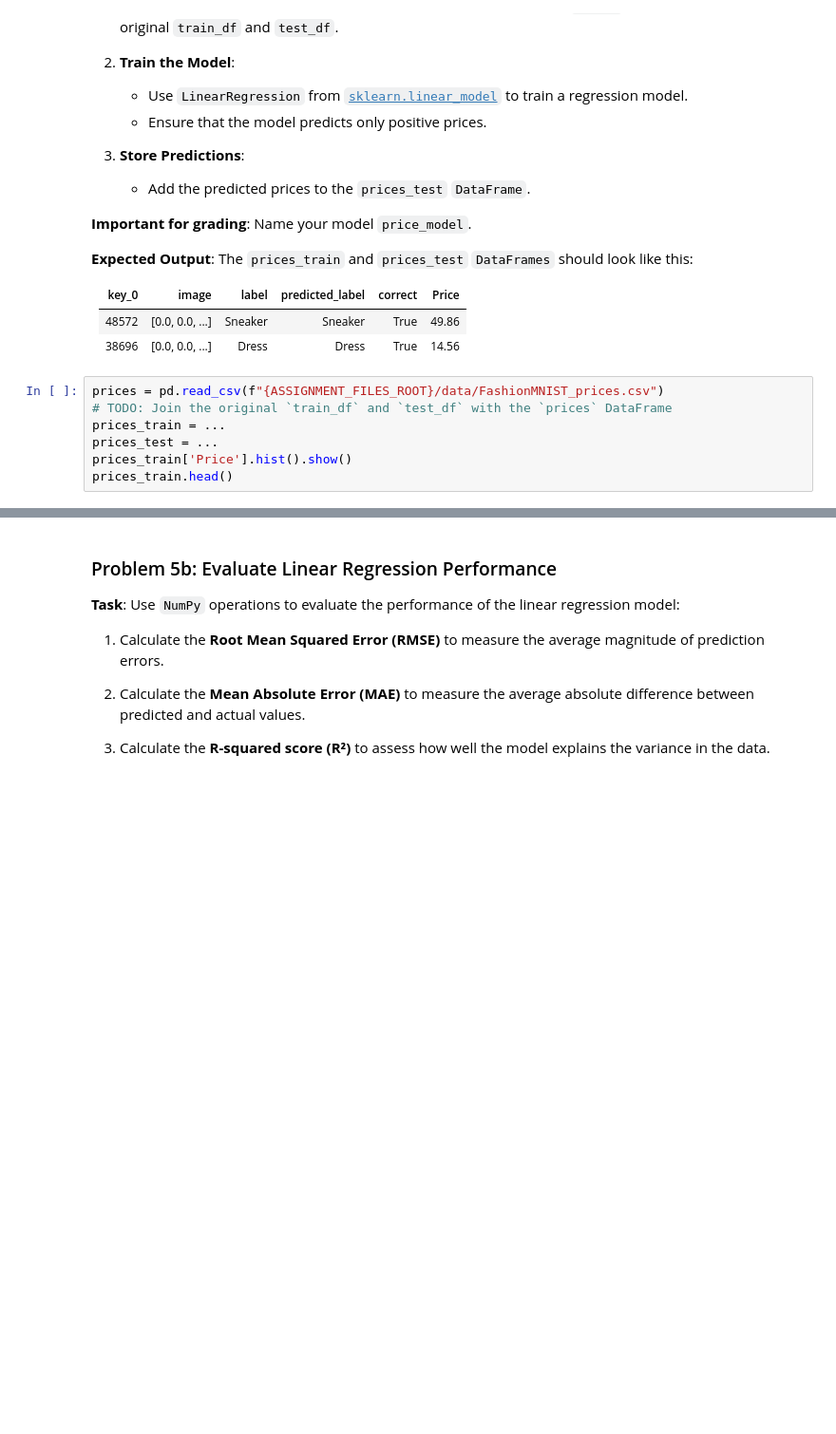
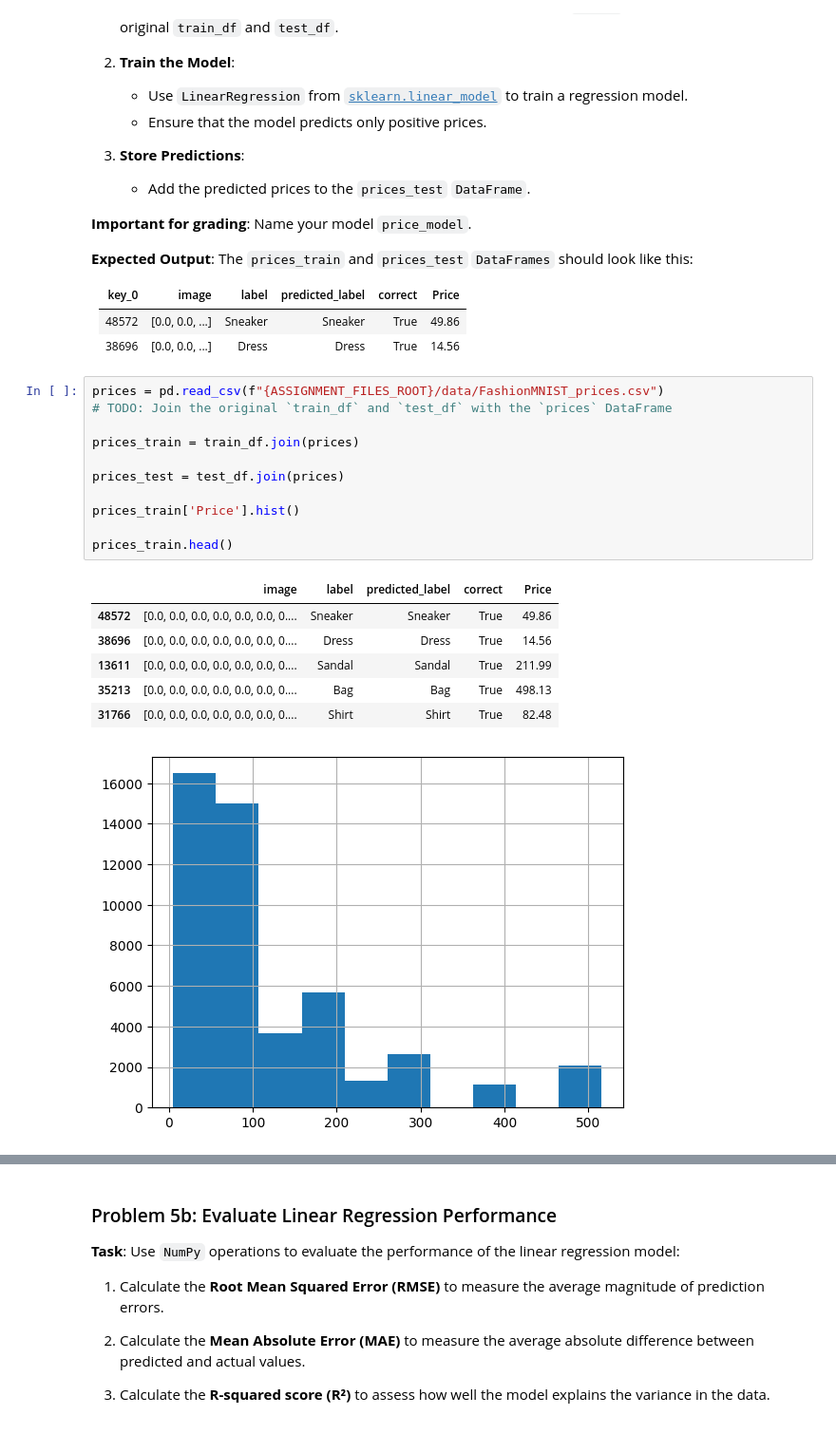
Before and after one commit to shaneyale2005/cs189, a Jupyter notebook: homework/hw1/code/fashion-pt-2.ipynb, the cells around one changed output, grey strips where cells are left out. Shown at 95% size. Cells and saved outputs as stored; diff of their text form; blank space fills up the shorter version.

```diff
--- a/homework/hw1/code/fashion-pt-2.ipynb
+++ b/homework/hw1/code/fashion-pt-2.ipynb
@@ -362,9 +406,21 @@ The `prices_train` and `prices_test` `DataFrames` should look like this:
 # %%
 prices = pd.read_csv(f"{ASSIGNMENT_FILES_ROOT}/data/FashionMNIST_prices.csv")
 # TODO: Join the original `train_df` and `test_df` with the `prices` DataFrame
-prices_train = ...
-prices_test = ...
-prices_train['Price'].hist().show()
+
+prices_train = train_df.join(prices)
+
+prices_test = test_df.join(prices)
+
+prices_train['Price'].hist()
+
 prices_train.head()
+# %% [output]
+|  | image | label | predicted_label | correct | Price |
+| 48572 | [0.0, 0.0, 0.0, 0.0, 0.0, 0.0, 0.... | Sneaker | Sneaker | True | 49.86 |
+| 38696 | [0.0, 0.0, 0.0, 0.0, 0.0, 0.0, 0.... | Dress | Dress | True | 14.56 |
+| 13611 | [0.0, 0.0, 0.0, 0.0, 0.0, 0.0, 0.... | Sandal | Sandal | True | 211.99 |
+| 35213 | [0.0, 0.0, 0.0, 0.0, 0.0, 0.0, 0.... | Bag | Bag | True | 498.13 |
+| 31766 | [0.0, 0.0, 0.0, 0.0, 0.0, 0.0, 0.... | Shirt | Shirt | True | 82.48 |
+[figure, added]
 # %%
 # TODO: Fit a linear regression model (price_model) on the training data with prices as the target variable
```
Also changed, not shown: parts of 7 cells of this notebook, 1 other file.
